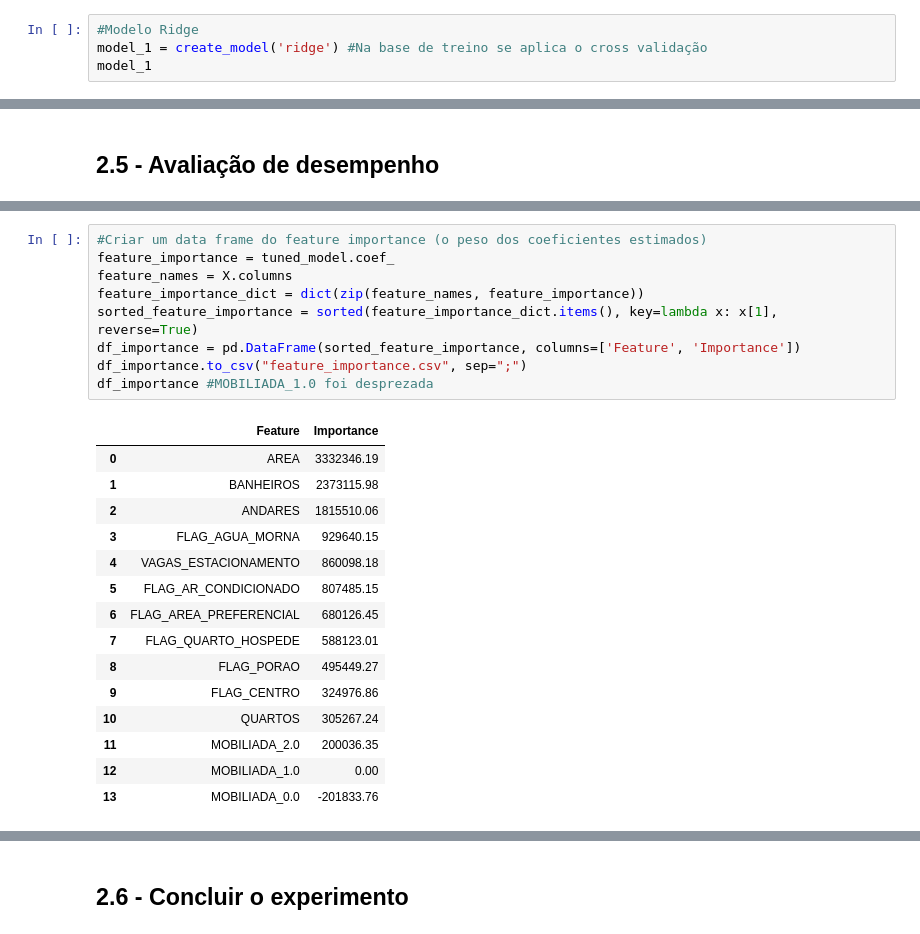
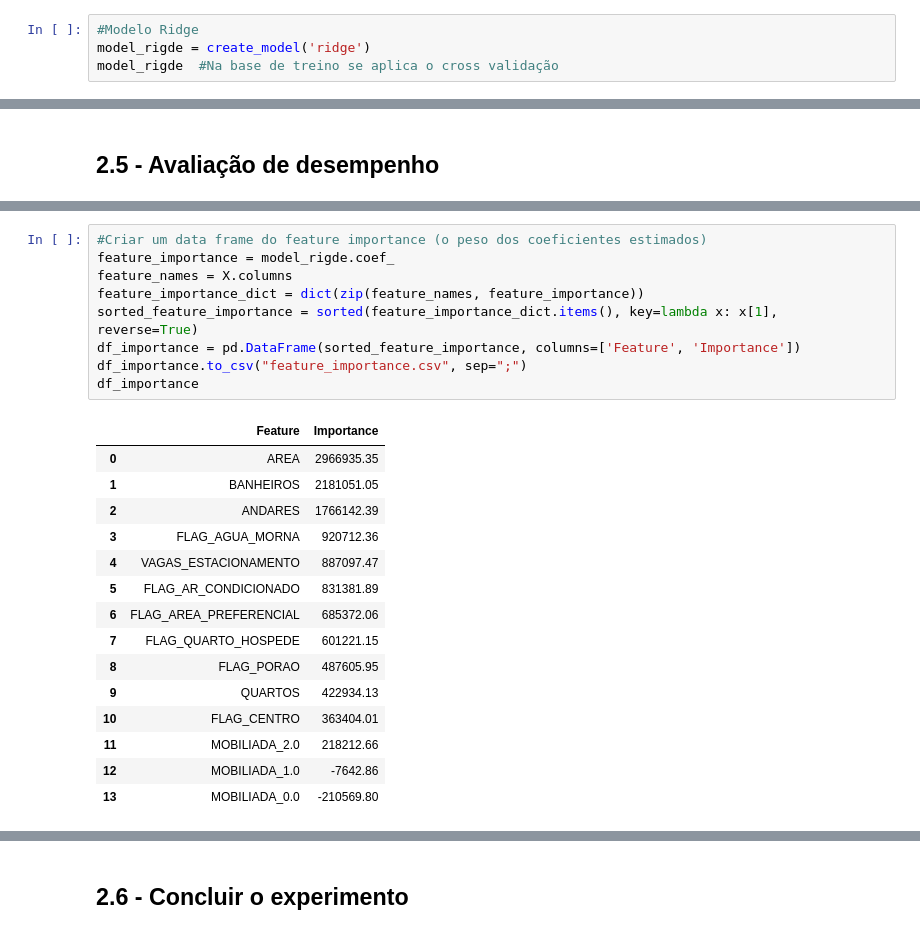
Before and after one commit to santoshenrique2021/PYCARET_REGRESSION, a Jupyter notebook: MACHINE_LEARNING_PYCARET.ipynb, the cells around one changed output, grey strips where cells are left out. Drawn from its saved outputs; the diff is of its cells as text.

```diff
--- a/MACHINE_LEARNING_PYCARET.ipynb
+++ b/MACHINE_LEARNING_PYCARET.ipynb
@@ -271,7 +314,7 @@ $$
 # %%
 #Modelo Ridge
-model_1 = create_model('ridge') #Na base de treino se aplica o cross validação
-model_1
+model_rigde = create_model('ridge')
+model_rigde  #Na base de treino se aplica o cross validação
 # %% [output]
 [interactive output not drawn]
 |  | MAE | MSE | RMSE | R2 | RMSLE | MAPE |
@@ -495,28 +424,28 @@ plot_model(tuned_model, plot = 'feature_all', save=True)
 'Feature Importance (All).png'
 # %%
 #Criar um data frame do feature importance (o peso dos coeficientes estimados)
-feature_importance = tuned_model.coef_
+feature_importance = model_rigde.coef_
 feature_names = X.columns
 feature_importance_dict = dict(zip(feature_names, feature_importance))
 sorted_feature_importance = sorted(feature_importance_dict.items(), key=lambda x: x[1], reverse=True)
 df_importance = pd.DataFrame(sorted_feature_importance, columns=['Feature', 'Importance'])
 df_importance.to_csv("feature_importance.csv", sep=";")
-df_importance #MOBILIADA_1.0 foi desprezada
+df_importance
 # %% [output]
 |  | Feature | Importance |
-| 0 | AREA | 3332346.19 |
-| 1 | BANHEIROS | 2373115.98 |
-| 2 | ANDARES | 1815510.06 |
-| 3 | FLAG_AGUA_MORNA | 929640.15 |
-| 4 | VAGAS_ESTACIONAMENTO | 860098.18 |
-| 5 | FLAG_AR_CONDICIONADO | 807485.15 |
-| 6 | FLAG_AREA_PREFERENCIAL | 680126.45 |
-| 7 | FLAG_QUARTO_HOSPEDE | 588123.01 |
-| 8 | FLAG_PORAO | 495449.27 |
-| 9 | FLAG_CENTRO | 324976.86 |
-| 10 | QUARTOS | 305267.24 |
-| 11 | MOBILIADA_2.0 | 200036.35 |
-| 12 | MOBILIADA_1.0 | 0.00 |
-| 13 | MOBILIADA_0.0 | -201833.76 |
+| 0 | AREA | 2966935.35 |
+| 1 | BANHEIROS | 2181051.05 |
+| 2 | ANDARES | 1766142.39 |
+| 3 | FLAG_AGUA_MORNA | 920712.36 |
+| 4 | VAGAS_ESTACIONAMENTO | 887097.47 |
+| 5 | FLAG_AR_CONDICIONADO | 831381.89 |
+| 6 | FLAG_AREA_PREFERENCIAL | 685372.06 |
+| 7 | FLAG_QUARTO_HOSPEDE | 601221.15 |
+| 8 | FLAG_PORAO | 487605.95 |
+| 9 | QUARTOS | 422934.13 |
+| 10 | FLAG_CENTRO | 363404.01 |
+| 11 | MOBILIADA_2.0 | 218212.66 |
+| 12 | MOBILIADA_1.0 | -7642.86 |
+| 13 | MOBILIADA_0.0 | -210569.80 |
 # %%
 #Intercepto estimado
```
Also changed, not shown: parts of 59 cells of this notebook, 11 other files.
